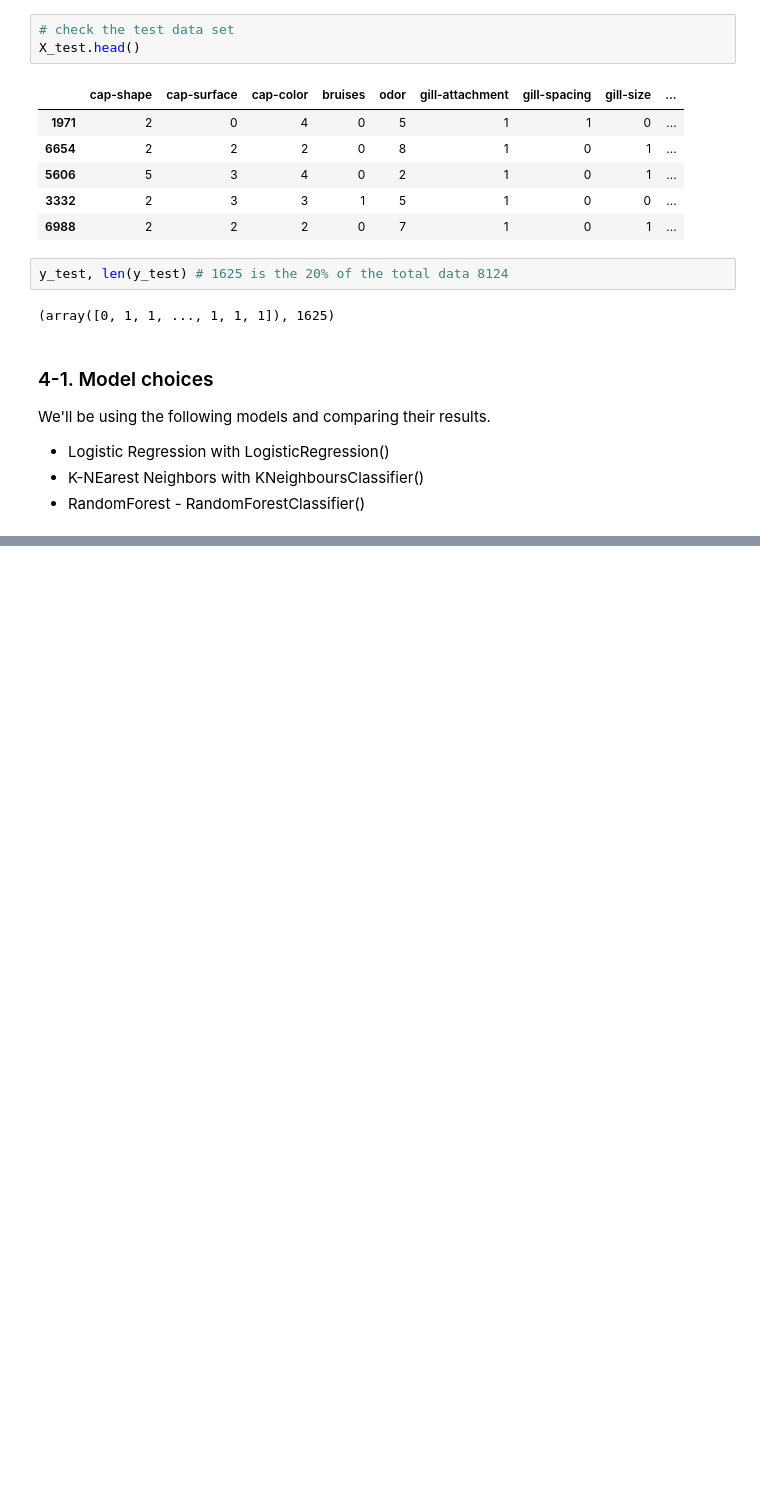
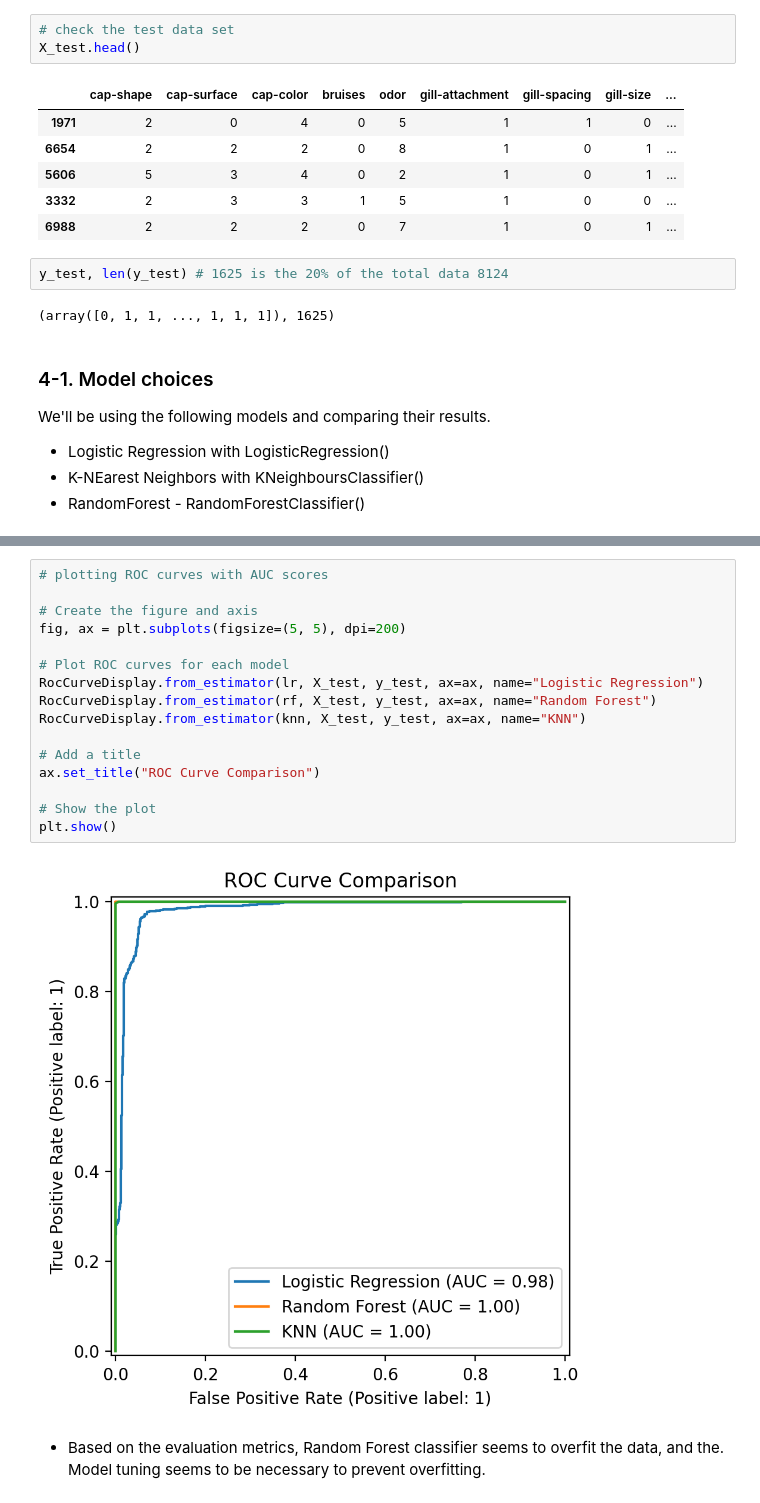
Before and after one commit to mjhihi/project4_team1, a Jupyter notebook: mushrooms.ipynb, the cells around one changed output, grey strips where cells are left out. Drawn from its saved outputs; the diff is of its cells as text; blank space fills up the shorter version.

```diff
--- a/mushrooms.ipynb
+++ b/mushrooms.ipynb
@@ -437,0 +596,20 @@ model_scores
+# %%
+# plotting ROC curves with AUC scores
+
+# Create the figure and axis
+fig, ax = plt.subplots(figsize=(5, 5), dpi=200)
+
+# Plot ROC curves for each model
+RocCurveDisplay.from_estimator(lr, X_test, y_test, ax=ax, name="Logistic Regression")
+RocCurveDisplay.from_estimator(rf, X_test, y_test, ax=ax, name="Random Forest")
+RocCurveDisplay.from_estimator(knn, X_test, y_test, ax=ax, name="KNN")
+
+# Add a title
+ax.set_title("ROC Curve Comparison")
+
+# Show the plot
+plt.show()
+# %% [output]
+[figure, added]
+# %% [markdown]
+- Based on the evaluation metrics, Random Forest classifier seems to overfit the data, and the. Model tuning seems to be necessary to prevent overfitting.
```
Also changed, not shown: parts of 22 cells of this notebook.
